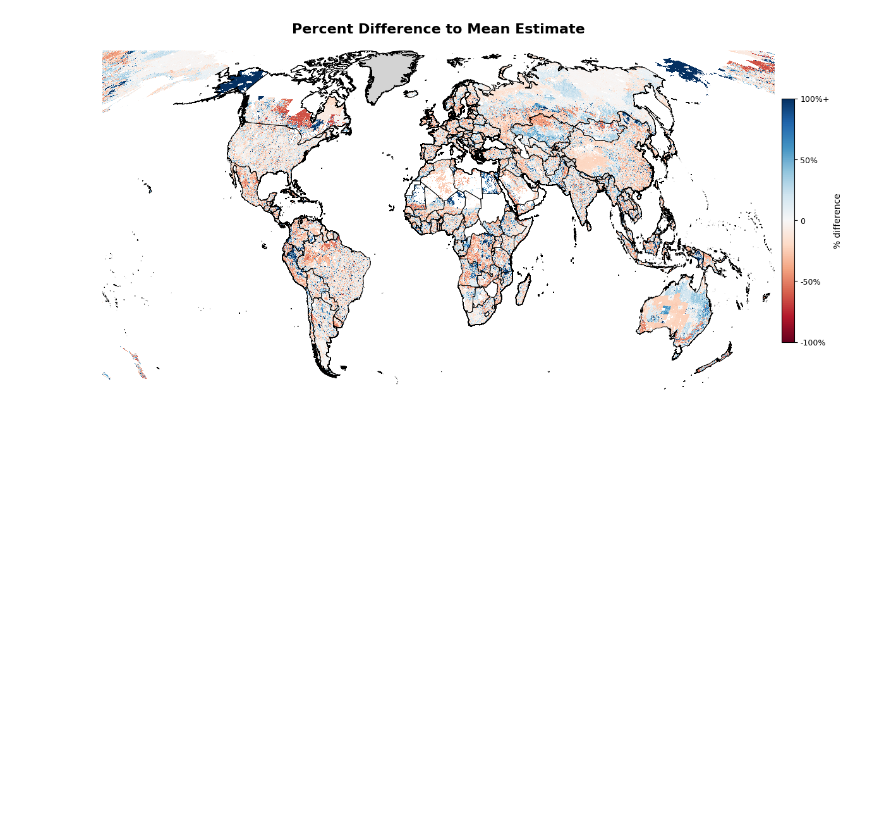
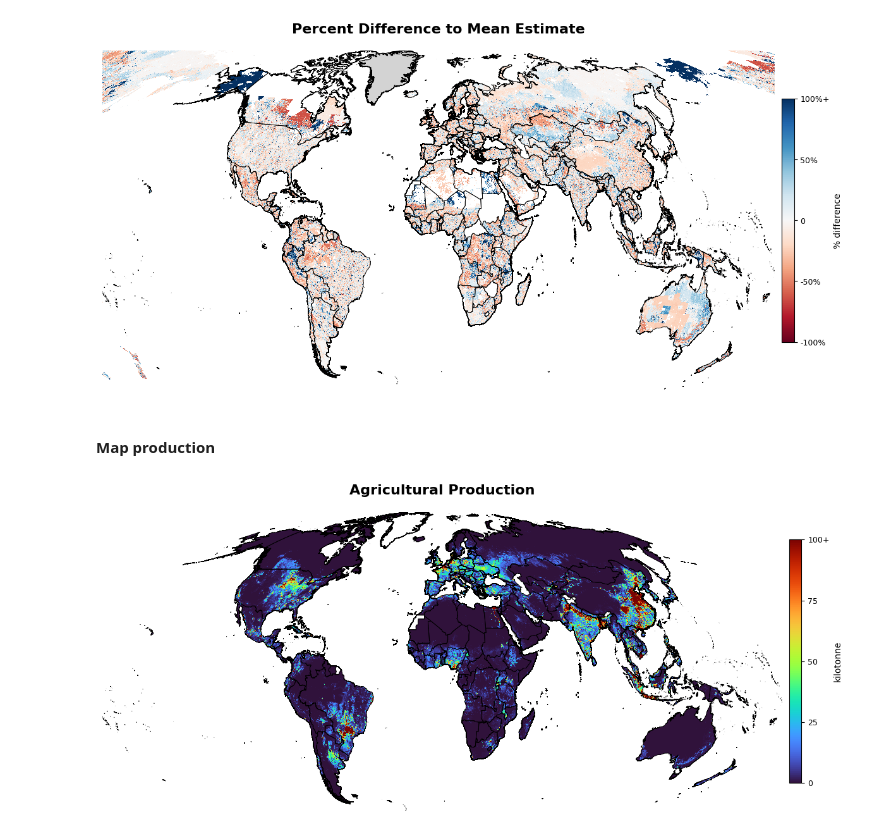
Before and after one commit to carinamani/AgDownscaling, a Jupyter notebook: 04_FIGURES/map_final_rasters.ipynb, the cells around one changed output. Cells and saved outputs as stored; diff of their text form; code cells hidden in the pictures; blank space fills up the shorter version.

```diff
--- a/04_FIGURES/map_final_rasters.ipynb
+++ b/04_FIGURES/map_final_rasters.ipynb
@@ -527,3 +525,68 @@ plt.show()
 fig.savefig(f"{fd}/{name}.png", dpi=300, bbox_inches='tight')
 # %% [output]
 [figure]
+# %% [markdown]
+#### Map production
+# %%
+##### Produce global map of capital (mean estimate)
+
+# Prepare raster
+value_plot = production.squeeze()
+name = 'production'
+
+bounds = [0, 25000, 50000, 75000, 100000]
+labels = ['0', '25', '50', '75', '100+']
+
+# Create figure
+fig, ax = plt.subplots(figsize=(12, 8))
+
+# Country borders
+country_boundaries.plot(
+    ax=ax,
+    facecolor="none",
+    edgecolor="black",
+    linewidth=0.6,
+    zorder=2
+)
+
+# Raster
+im = value_plot.plot(
+    ax=ax,
+    cmap="turbo",
+    vmin=0,
+    vmax=100000,
+    add_colorbar=False,
+    add_labels=False,
+    zorder=1
+)
+
+# Clip to country_boundaries
+minx, miny, maxx, maxy = country_boundaries.total_bounds
+ax.set_xlim(minx, maxx)
+ax.set_ylim(miny, maxy)
+
+ax.set_axis_off()
+ax.set_title("Agricultural Production", fontsize=16, weight='bold', pad=20)
+
+# Colorbar
+cbar = fig.colorbar(
+    im,
+    ax=ax,
+    orientation="vertical",
+    fraction=0.02,
+    pad=0.01,
+    shrink=0.5
+)
+cbar.set_label("kilotonne", fontsize=10)
+cbar.ax.tick_params(labelsize=9)
+
+# Set ticks and labels
+cbar.set_ticks(bounds)
+cbar.set_ticklabels(labels)
+
+plt.tight_layout()
+plt.show()
+
+fig.savefig(f"{fd}/{name}.png", dpi=300, bbox_inches='tight')
+# %% [output]
+[figure, added]
```
Also changed, not shown: parts of 3 cells of this notebook, 4 other files.
